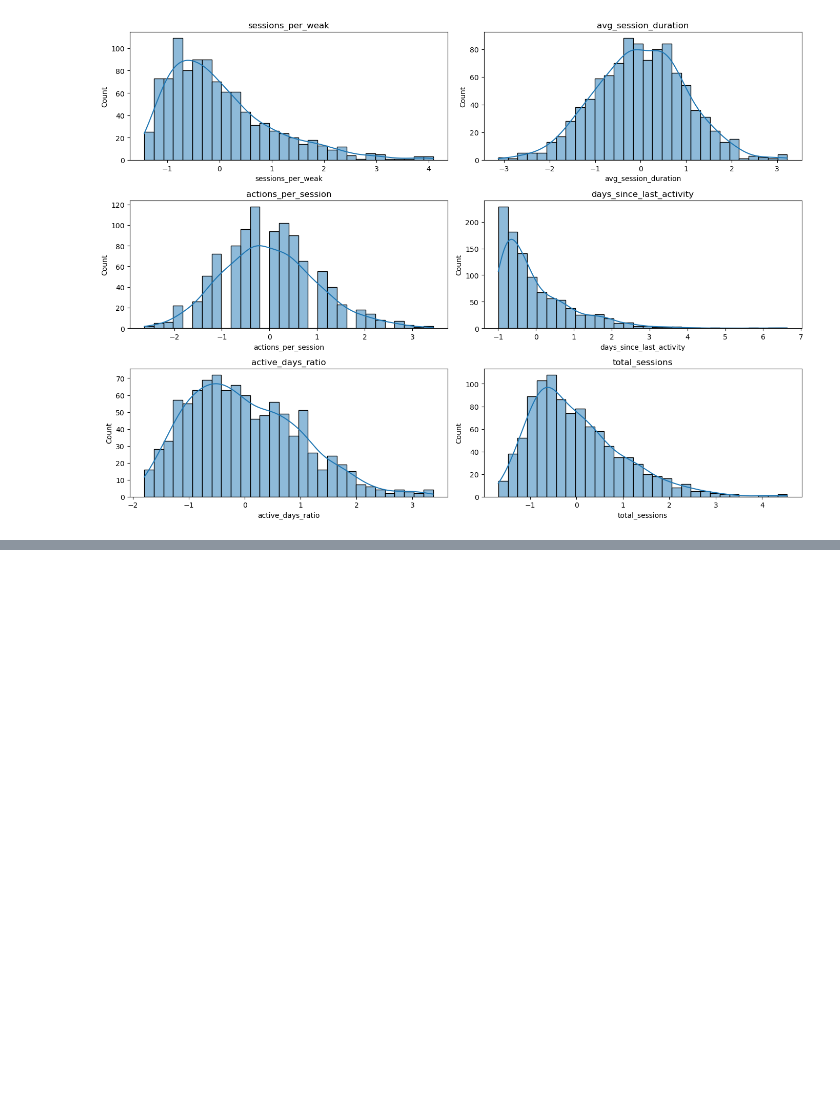
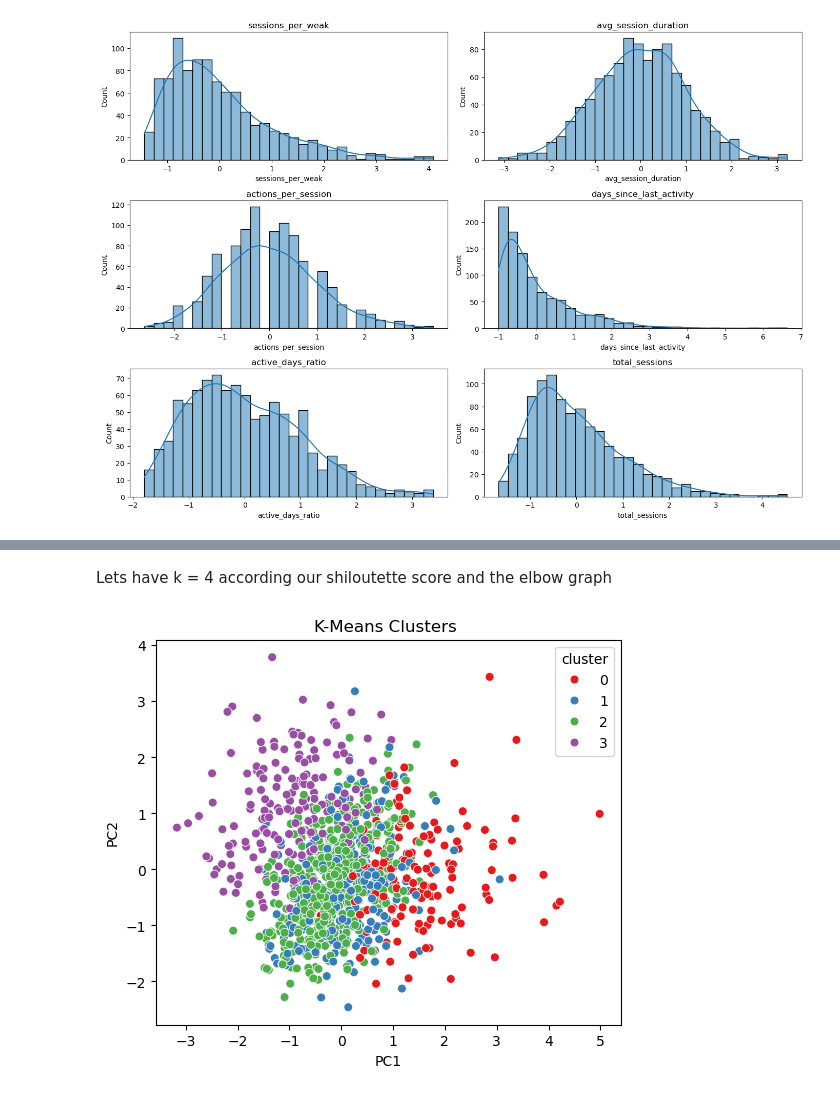
Before and after one commit to Fantom-1/ML-Diaries, a Jupyter notebook: MLDiaries05_UserBehaviour/UserBehaviour.ipynb, the cells around one changed output, grey strips where cells are left out. Saved outputs shown, nothing was run; the diff lists cells and outputs as text; code cells hidden in the pictures; blank space fills up the shorter version.

```diff
--- a/MLDiaries05_UserBehaviour/UserBehaviour.ipynb
+++ b/MLDiaries05_UserBehaviour/UserBehaviour.ipynb
@@ -101,0 +142,28 @@ plt.show()
+# %% [markdown]
+Lets have k = 4 according our shiloutette score and the elbow graph
+# %%
+kmeans = KMeans(n_clusters=4, random_state=42, n_init=10)
+cluster_labels = kmeans.fit_predict(scaled_df)
+
+scaled_df['cluster'] = cluster_labels
+# %%
+from sklearn.decomposition import PCA
+
+pca = PCA(n_components=2)
+pca_data = pca.fit_transform(scaled_df.drop(columns='cluster'))
+
+pca_df = pd.DataFrame(pca_data, columns=['PC1', 'PC2'])
+pca_df['cluster'] = cluster_labels
+# %%
+plt.figure(figsize=(6,5))
+sns.scatterplot(
+    x='PC1', y='PC2',
+    hue='cluster',
+    palette='Set1',
+    data=pca_df,
+    s=40
+)
+plt.title("K-Means Clusters ")
+plt.show()
+# %% [output]
+[figure, added]
```
Also changed, not shown: parts of 15 cells of this notebook, 5 other files.
